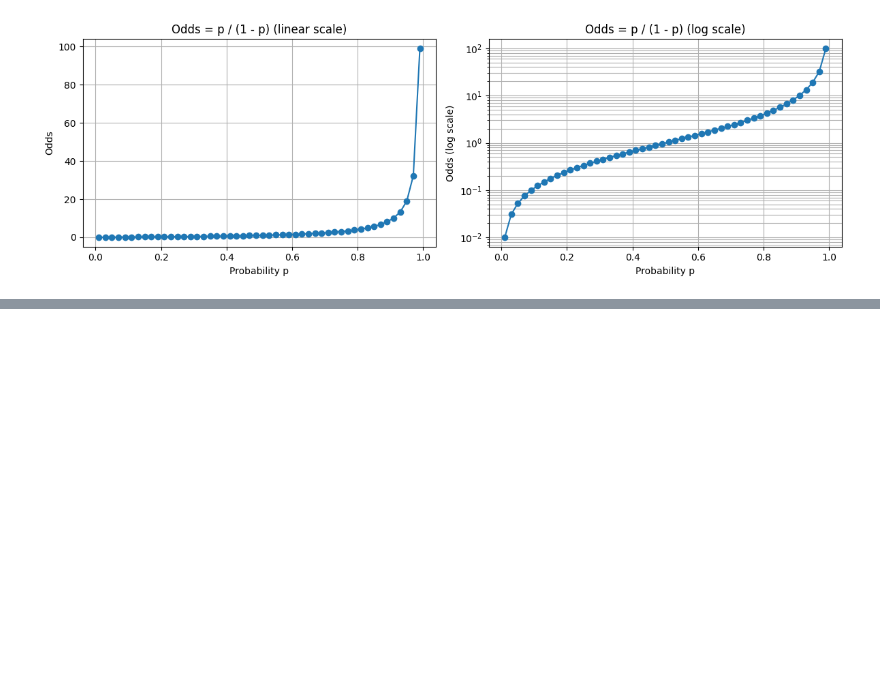
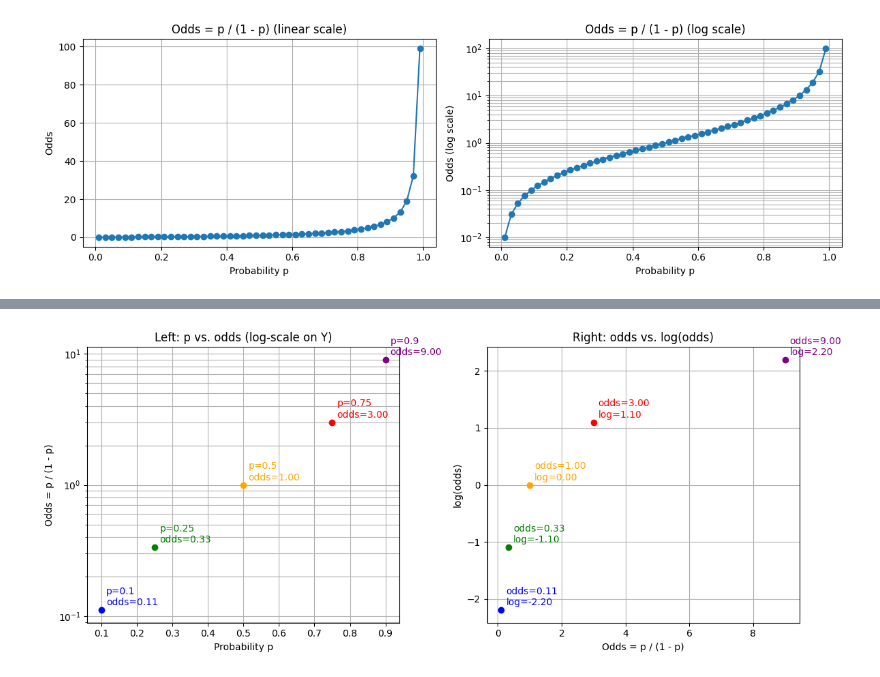
Before and after one commit to yoshiwatanabe/python-test, a Jupyter notebook: math/logit_function.ipynb, the cells around one changed output, grey strips where cells are left out. Saved outputs shown, nothing was run; the diff lists cells and outputs as text; code cells hidden in the pictures; blank space fills up the shorter version.

```diff
--- a/math/logit_function.ipynb
+++ b/math/logit_function.ipynb
@@ -69,0 +99,62 @@ plt.show()
+# %%
+import numpy as np
+import matplotlib.pyplot as plt
+
+# 1. 代表的なpをリストで定義
+p_samples = [0.1, 0.25, 0.5, 0.75, 0.9]
+
+# 2. オッズ (p/(1-p)) と ログオッズ (log(odds)) を計算
+odds_list = [p/(1-p) for p in p_samples]
+log_odds_list = [np.log(o) for o in odds_list]
+
+# 3. カラーやマーカーを指定 (必要に応じて増やせます)
+colors = ['blue', 'green', 'orange', 'red', 'purple']
+
+# 4. サブプロットを準備
+fig, axes = plt.subplots(1, 2, figsize=(12, 5))
+
+# -----------------------------
+# 左側: x=p, y=odds (logスケール)
+# -----------------------------
+ax_left = axes[0]
+ax_left.set_title("Left: p vs. odds (log-scale on Y)")
+ax_left.set_xlabel("Probability p")
+ax_left.set_ylabel("Odds = p / (1 - p)")
+ax_left.set_yscale('log')  # 縦軸を対数スケールに
+ax_left.grid(True, which='both')
+
+# 各点を描画
+for i, p in enumerate(p_samples):
+    odds_val = odds_list[i]
+    color = colors[i % len(colors)]
+    ax_left.plot(p, odds_val, marker='o', color=color)
+    # 注釈ラベル: oddsの値を表示 (お好みでpも表示可)
+    ax_left.annotate(f"p={p}\nodds={odds_val:.2f}",
+                     xy=(p, odds_val),
+                     xytext=(5, 5), textcoords='offset points',
+                     color=color)
+
+# -----------------------------
+# 右側: x=odds, y=log(odds)
+# -----------------------------
+ax_right = axes[1]
+ax_right.set_title("Right: odds vs. log(odds)")
+ax_right.set_xlabel("Odds = p / (1 - p)")
+ax_right.set_ylabel("log(odds)")
+ax_right.grid(True)
+
+# 各点を描画
+for i, odds_val in enumerate(odds_list):
+    lo = log_odds_list[i]
+    color = colors[i % len(colors)]
+    ax_right.plot(odds_val, lo, marker='o', color=color)
+    # 注釈ラベル: log(odds)の値を表示
+    ax_right.annotate(f"odds={odds_val:.2f}\nlog={lo:.2f}",
+                      xy=(odds_val, lo),
+                      xytext=(5, 5), textcoords='offset points',
+                      color=color)
+
+plt.tight_layout()
+plt.show()
+# %% [output]
+[figure, added]
```
Also changed, not shown: parts of 4 cells of this notebook.
